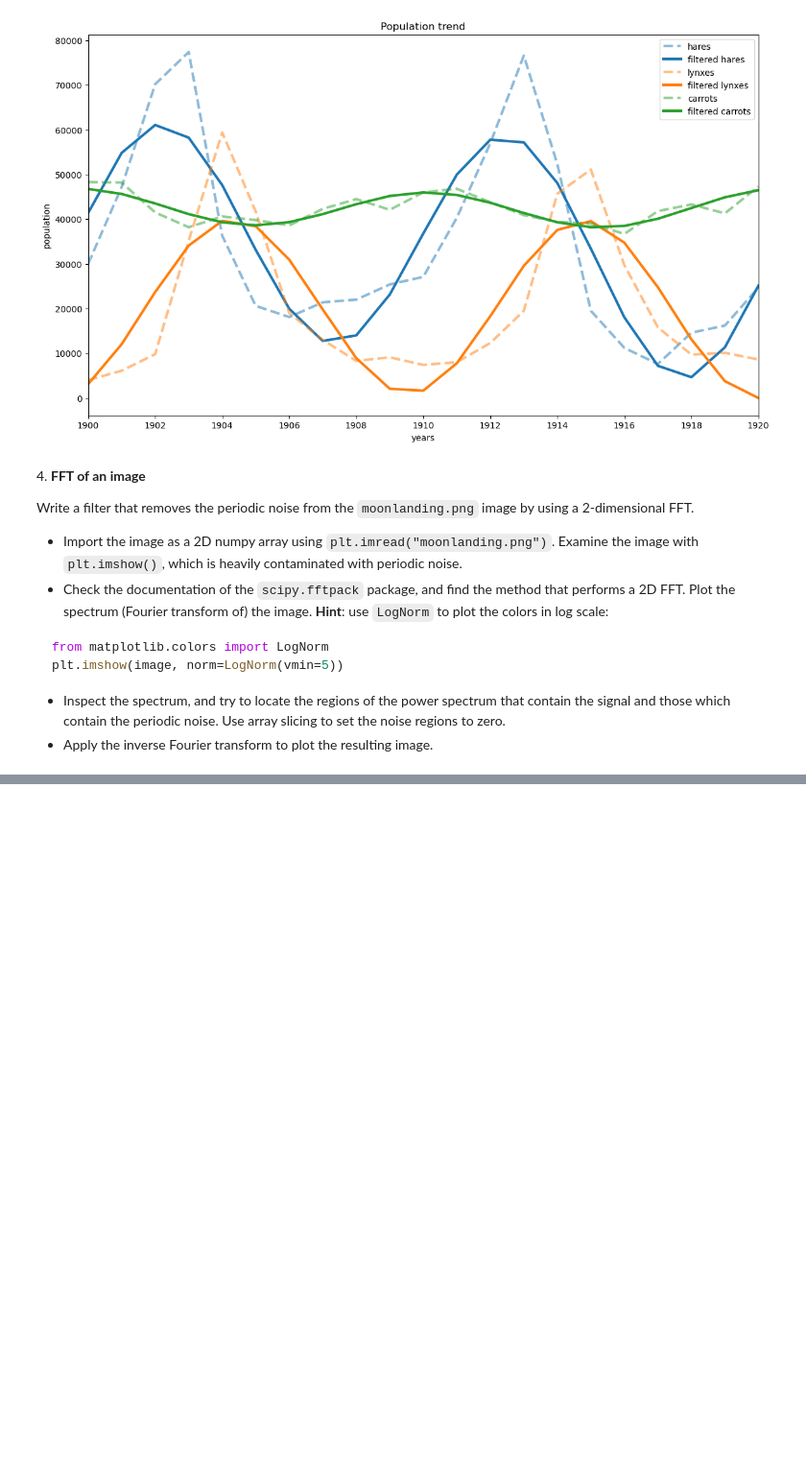
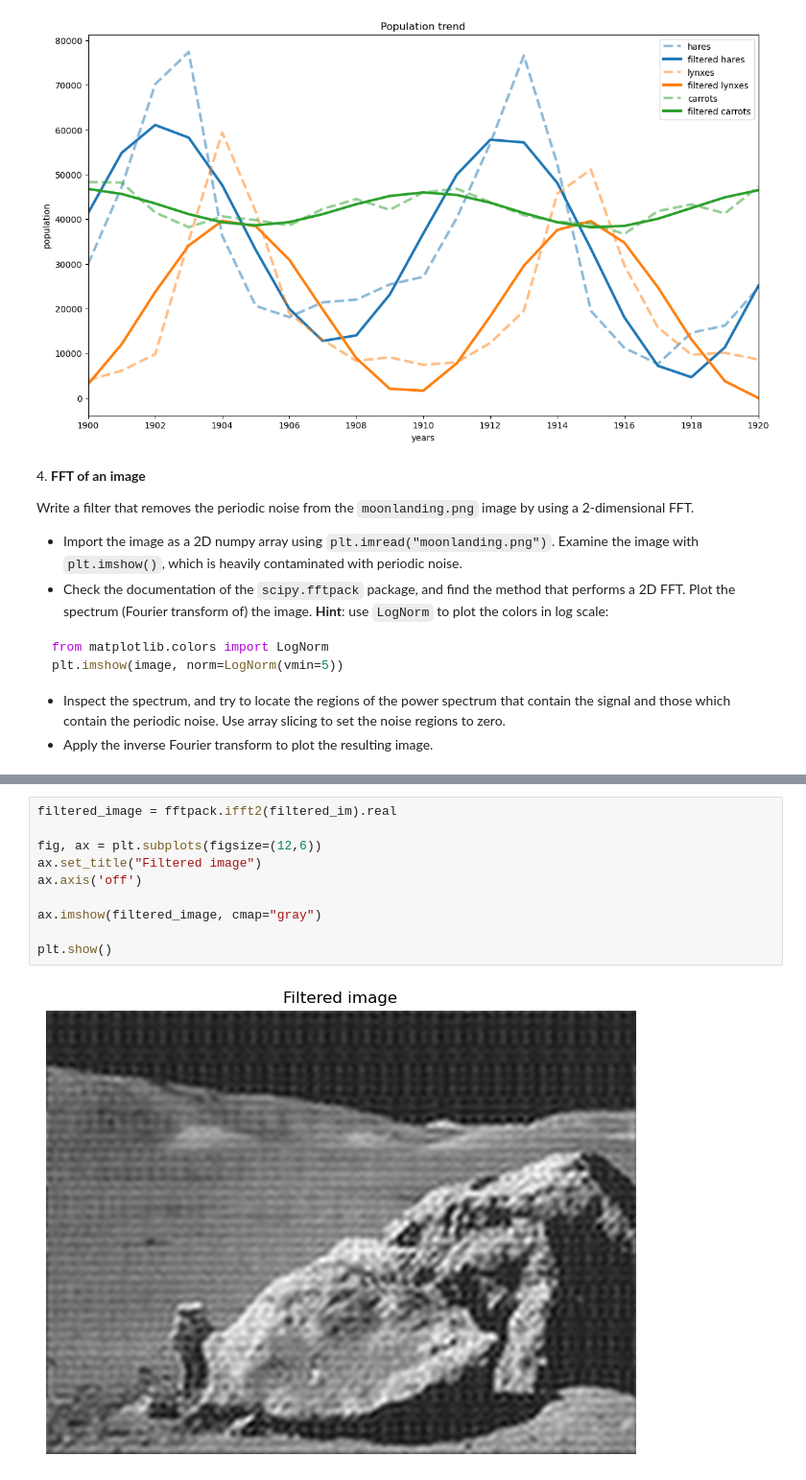
Before and after one commit to PhysicsOfData/LaboratoryOfComputationalPhysics_Y4, a Jupyter notebook: 09ex_algorithms.ipynb, the cells around one changed output, grey strips where cells are left out. Shown at 96% size. Drawn from its saved outputs; the diff is of its cells as text; blank space fills up the shorter version.

```diff
--- a/09ex_algorithms.ipynb
+++ b/09ex_algorithms.ipynb
@@ -366,0 +415,12 @@ plt.imshow(image, norm=LogNorm(vmin=5))
+# %%
+filtered_image = fftpack.ifft2(filtered_im).real
+
+fig, ax = plt.subplots(figsize=(12,6))
+ax.set_title("Filtered image")
+ax.axis('off')
+
+ax.imshow(filtered_image, cmap="gray")
+
+plt.show()
+# %% [output]
+[figure, added]
```
Also changed, not shown: parts of 4 cells of this notebook, 1 other file.
